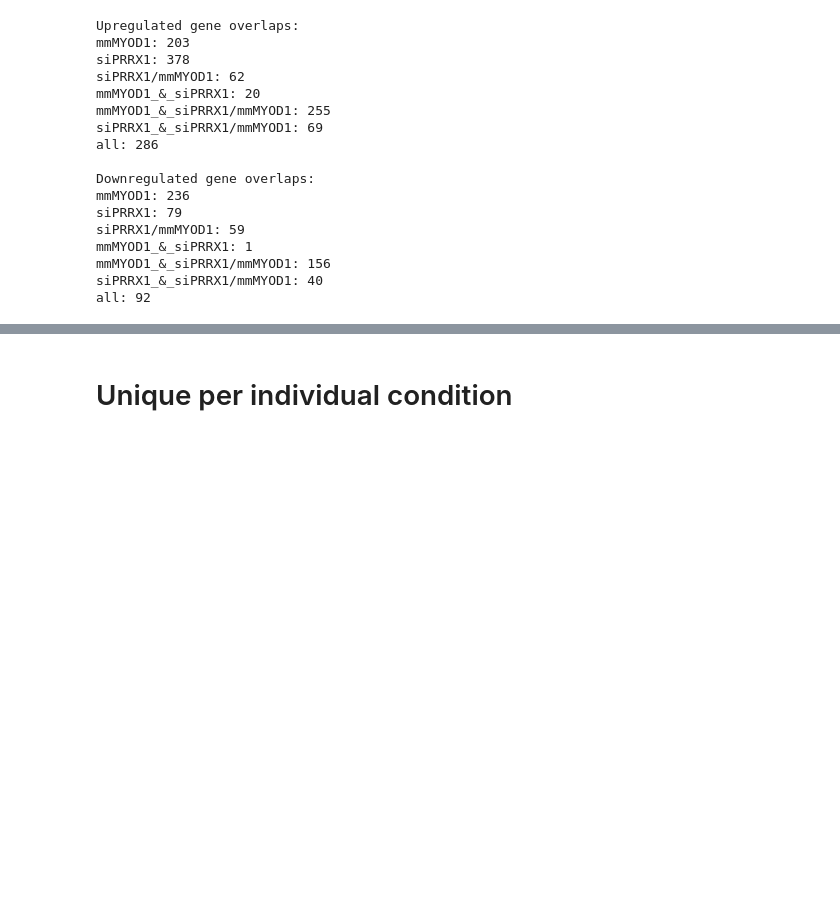
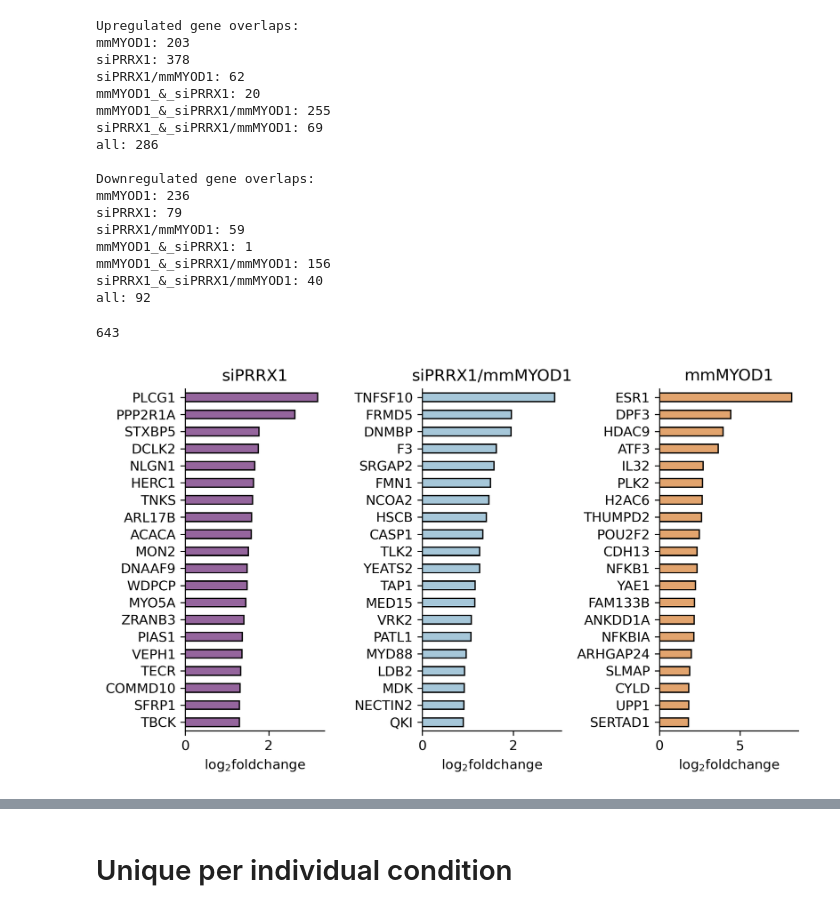
Before and after one commit to jrcwycy/hybrid_reprogramming, a Jupyter notebook: notebooks/DEG_overlap.ipynb, the cells around one changed output, grey strips where cells are left out. Cells and saved outputs as stored; diff of their text form; code cells hidden in the pictures; blank space fills up the shorter version.

```diff
--- a/notebooks/DEG_overlap.ipynb
+++ b/notebooks/DEG_overlap.ipynb
@@ -239,10 +275,15 @@ categories = {
     'cell_cycle': cc_genes,
     'AS': splice_genes,
     'Circadian': circadian,
-    'Core_reprogramming': core_regulators
+    'Core_reprogramming': core_regulators,
+    'Senescence': senescence_genes,
+    'DNA_damage': damage_genes,
+    'Chromatin_remodeling': chromatin_genes,
+    'TF_activity': tf_genes,
 }
 
 for key, gene_list in categories.items():
+    # adata.uns[key] = gene_list
     print(f"N genes for {key}: {len(gene_list)}")
 # %% [output]
 N genes for TFs: 1892
@@ -640,3 +725,51 @@ mmMYOD1_&_siPRRX1: 1
 mmMYOD1_&_siPRRX1/mmMYOD1: 156
 siPRRX1_&_siPRRX1/mmMYOD1: 40
 all: 92
+# %%
+keys_of_interest = ['mmMYOD1', 'siPRRX1', 'siPRRX1/mmMYOD1']
+
+combined = [item for key in keys_of_interest for item in up_overlap[key]]
+print(len(combined))
+
+# filter pdf for genes that are DE in only 1 condition
+pdf1 = pdf[pdf['names'].isin(combined)]
+
+
+color_map = {
+    "siPRRX1": "#9B5CA6",
+    "siPRRX1/mmMYOD1": "#9ECAE1",
+    "mmMYOD1": "#F5A35B",
+    "Control": "silver"
+}
+
+plot_order = ["siPRRX1", "siPRRX1/mmMYOD1", "mmMYOD1"]
+
+
+plt.rcParams['figure.dpi'] = 300
+plt.rcParams['figure.figsize'] = 7.5, 4.5
+
+fig, axs = plt.subplots(nrows=1, ncols=3)
+
+n_genes = 20
+
+top_genes_per_group = {}
+
+for group in plot_order:
+    df = pdf1[pdf1['group'] == group].sort_values(by='logfoldchanges', ascending=False)
+    top_genes_per_group[group] = df.head(n_genes)['names'].tolist()
+
+for i, group in enumerate(plot_order):
+    df = pdf1[pdf1['group'] == group].sort_values(by='logfoldchanges', ascending=False).head(n_genes)
+    ax = axs[i]
+
+    sns.barplot(data=df, x='logfoldchanges', y='names', ax=ax, width=0.5, color=color_map[group], ec='k')
+    ax.set_title(group)
+    ax.set_xlabel("log$_2$foldchange")
+    ax.set_ylabel("")
+
+sns.despine()
+plt.tight_layout()
+plt.show()
+# %% [output]
+643
+[figure, added]
```
Also changed, not shown: parts of 31 cells of this notebook, 5 other files.
